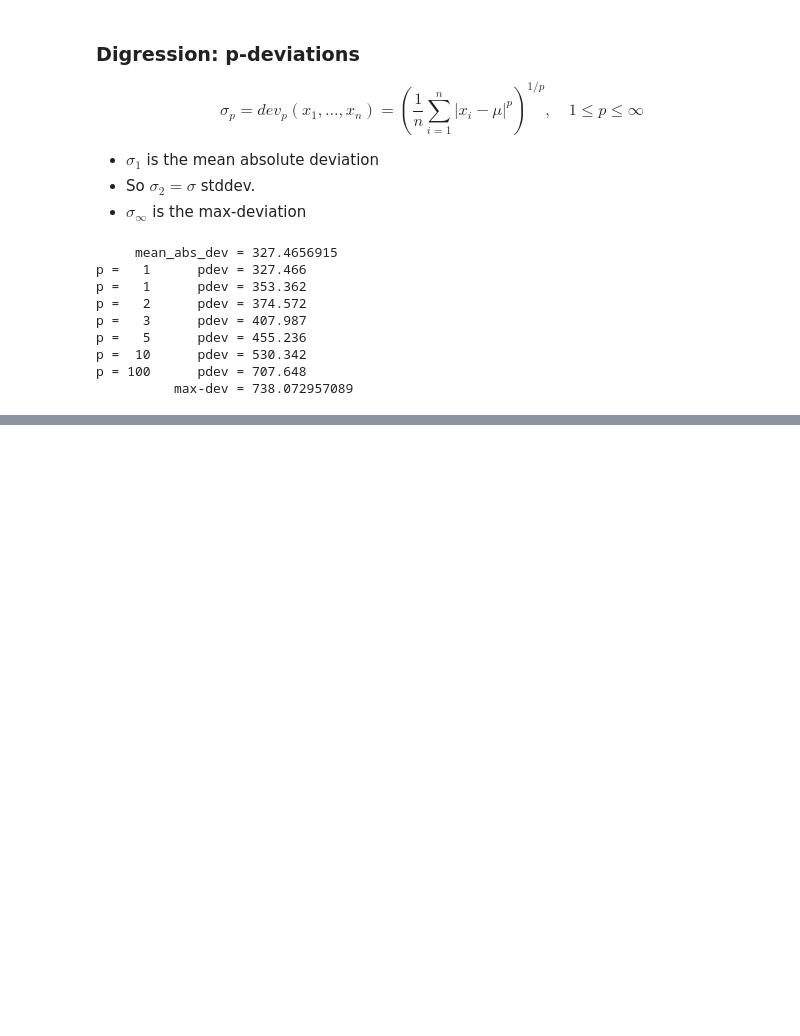
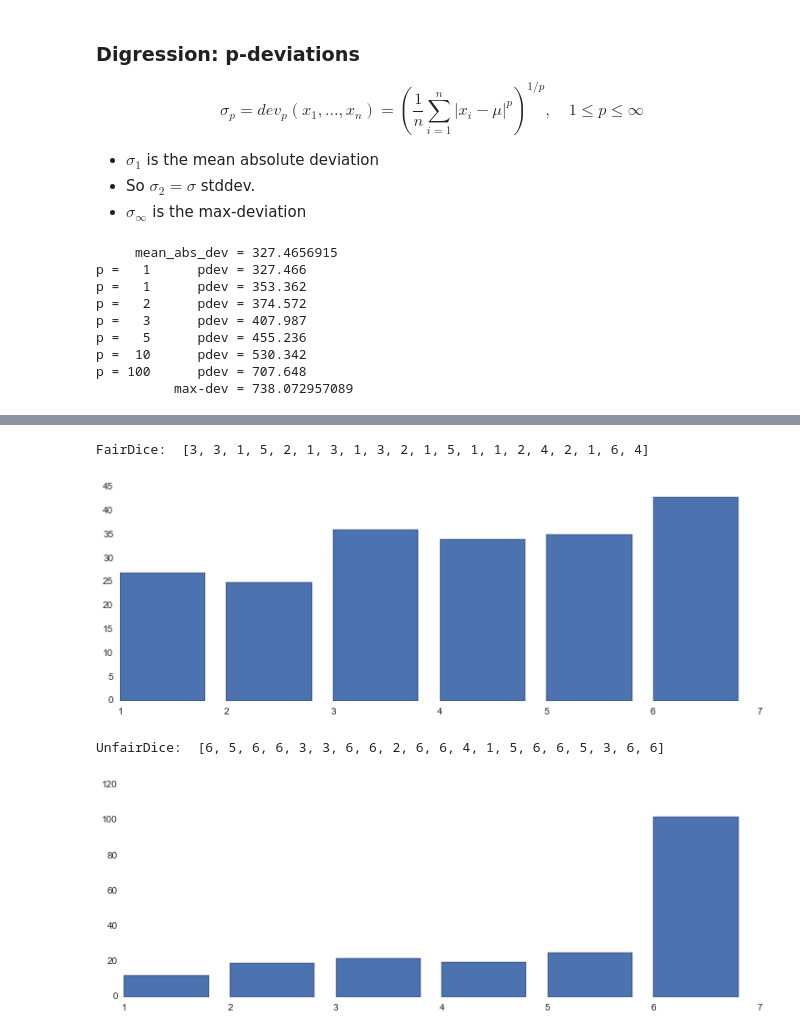
Before and after one commit to HeinrichHartmann/Statistics-for-Engineers, a Jupyter notebook: Tutorial.ipynb, the cells around one changed output, grey strips where cells are left out. Drawn from its saved outputs; the diff is of its cells as text; code cells hidden in the pictures; blank space fills up the shorter version.

```diff
--- a/Tutorial.ipynb
+++ b/Tutorial.ipynb
@@ -580,0 +638,21 @@ all in one plot.
+# %%
+def sampler(E,P):
+    return lambda: np.random.choice(E,p=P)
+
+FairDice = sampler([1,2,3,4,5,6], [1./6]*6)
+
+print "FairDice: ", [ FairDice() for x in range(20) ]
+
+hist([ FairDice() for x in range(200) ], [[1,2],[2,3],[3,4],[4,5],[5,6],[6,7]])
+plt.show()
+
+UnfairDice = sampler([1,2,3,4,5,6], [0.1,0.1,0.1,0.1,0.1,0.5])
+
+print "UnfairDice: ", [ UnfairDice() for x in range(20) ]
+
+hist([ UnfairDice() for x in range(200) ], [[1,2],[2,3],[3,4],[4,5],[5,6],[6,7]])
+# %% [output]
+FairDice:  [3, 3, 1, 5, 2, 1, 3, 1, 3, 2, 1, 5, 1, 1, 2, 4, 2, 1, 6, 4]
+[figure, added]
+UnfairDice:  [6, 5, 6, 6, 3, 3, 6, 6, 2, 6, 6, 4, 1, 5, 6, 6, 5, 3, 6, 6]
+[figure, added]
```
Also changed, not shown: parts of 9 cells of this notebook.
